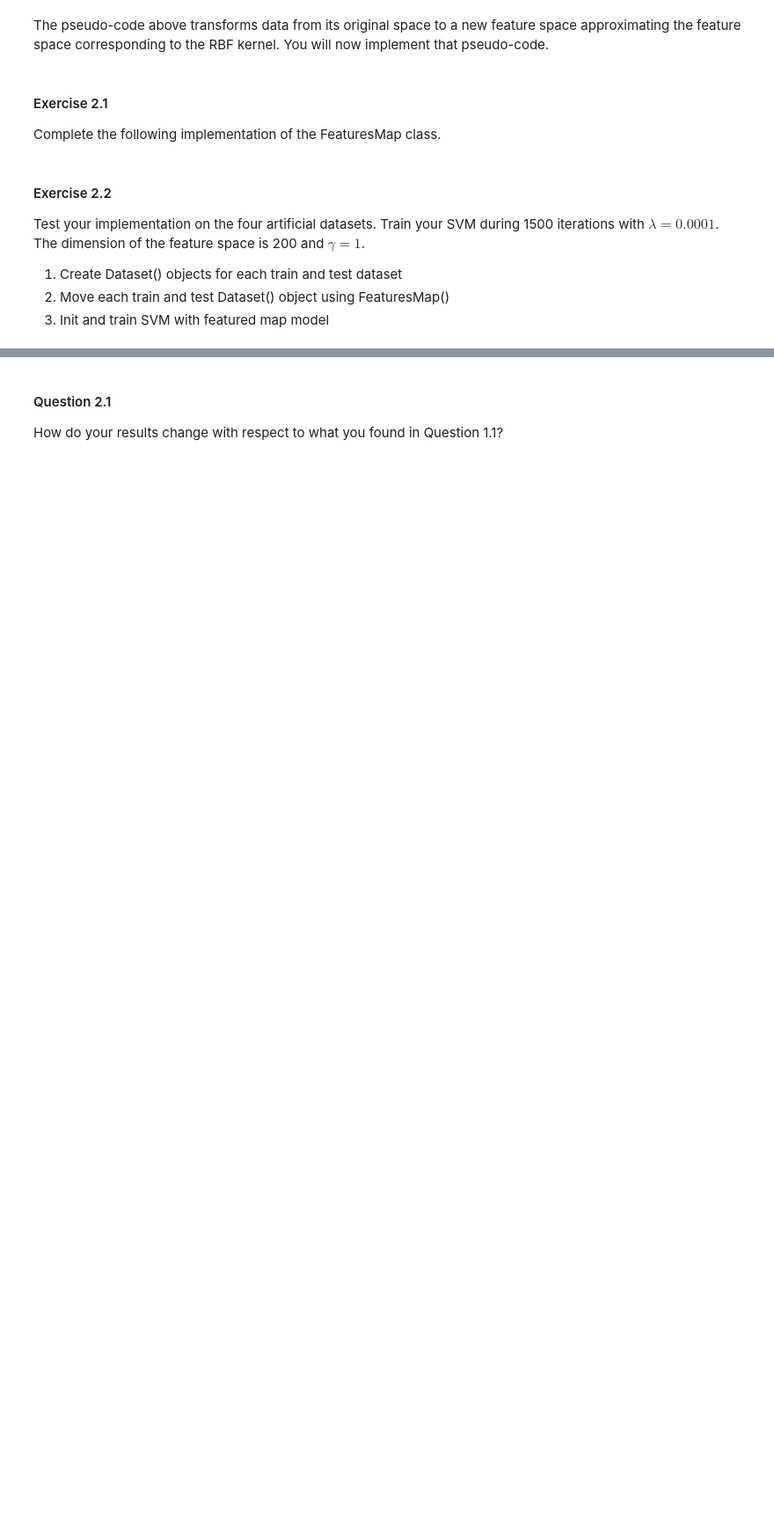
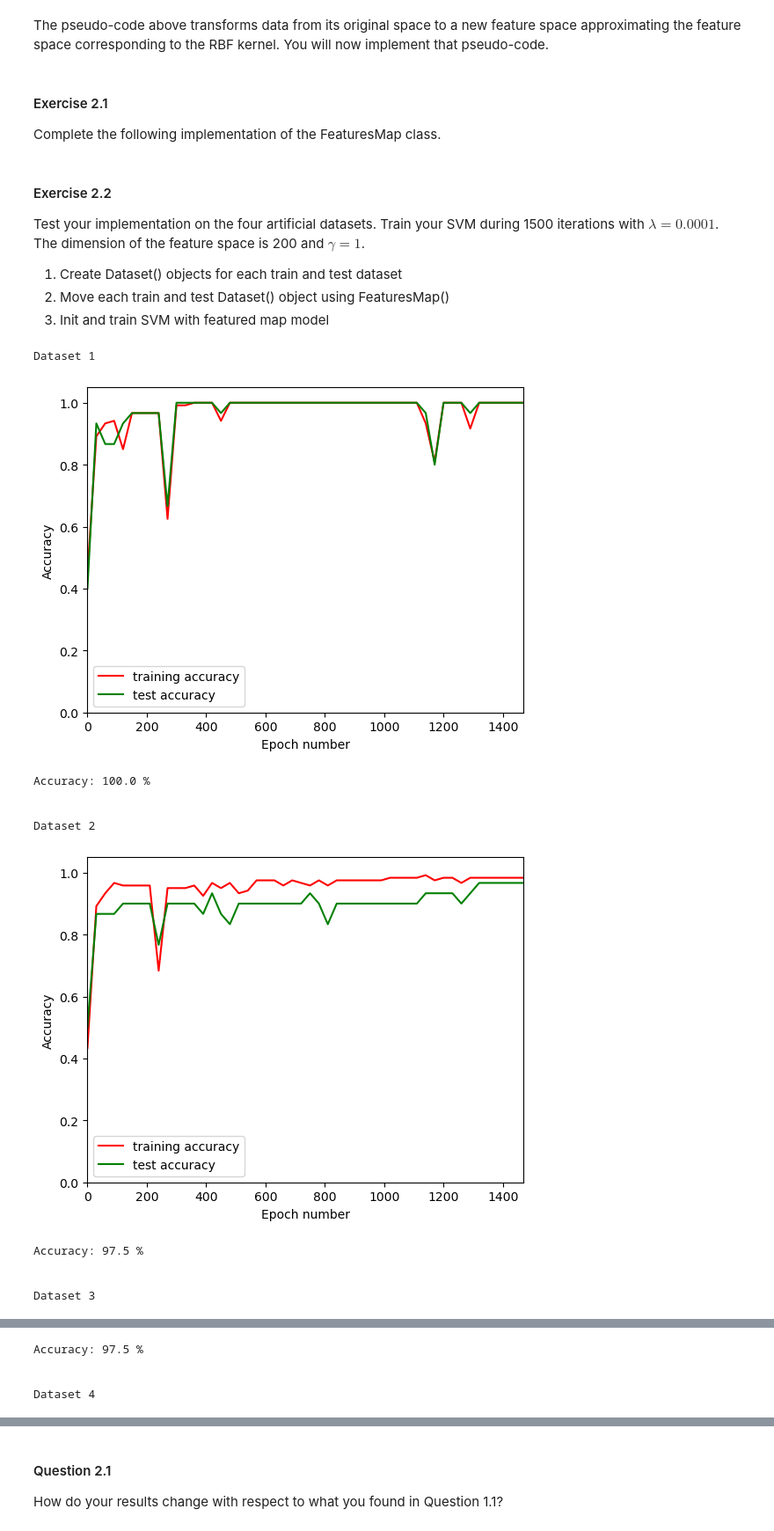
Before and after one commit to naveenjohnsonv/MALIS, a Jupyter notebook: labs/lab3/svm.ipynb, the cells around one changed output, grey strips where cells are left out. Shown at 88% size. Saved outputs shown, nothing was run; the diff lists cells and outputs as text; code cells hidden in the pictures; blank space fills up the shorter version.

```diff
--- a/labs/lab3/svm.ipynb
+++ b/labs/lab3/svm.ipynb
@@ -293,8 +297,8 @@ class FeaturesMap:
             # compute z and append the values to S_prime keeping it as a list if you want
 
             ########## YOUR CODE HERE #################
-
-
+            z = np.sqrt(2/self.D) * np.cos(np.dot(self.w, x) + self.b)
+            S_prime.append(z)
             ########## END OF YOUR CODE HERE ##########
 
         new_data = Dataset(input_size=self.D, length=dataset.len)
@@ -310,29 +314,45 @@ Test your implementation on the four artificial datasets. Train your SVM during
 2. Move each train and test Dataset() object using FeaturesMap()
 3. Init and train SVM with featured map model
 # %%
+from utils import SVM, Dataset
+
 n_iterations=1500
 lambda_w = 0.0001
 D=200
 gamma=1
 
 for i in range(1,5):
     print("\n\nDataset", i)
     datafile = "data/dataset"+str(i)+"_train.txt"
     train_data = Dataset(datafile)
     test_datafile = "data/dataset"+str(i)+"_test.txt"
     test_data = Dataset(test_datafile)
 
     d=train_data.input_size
 
     features_map = FeaturesMap(D, d, gamma)
     new_train_data = features_map(train_data)
     new_test_data = features_map(test_data)
 
     # fit and train your SVM model using new_train_data and  new_test_data
     # then use make_plot() of your SVM object
     # then use print_accuracy() of your SVM object
 
     ############# YOUR CODE #############
-
-
+    svm = SVM(new_train_data, new_test_data)
+    svm.train(n_iterations, lambda_w)
+    svm.make_plot()
+    svm.print_accuracy()
     ########## END YOUR CODE ############
+# %% [output]
+Dataset 1
+[figure, added]
+Accuracy: 100.0 %
+
+
+Dataset 2
+[figure, added]
+Accuracy: 97.5 %
+
+
+Dataset 3
@@ -338,0 +360,4 @@ for i in range(1,5):
+Accuracy: 97.5 %
+
+
+Dataset 4
```
Also changed, not shown: parts of 11 cells of this notebook.
